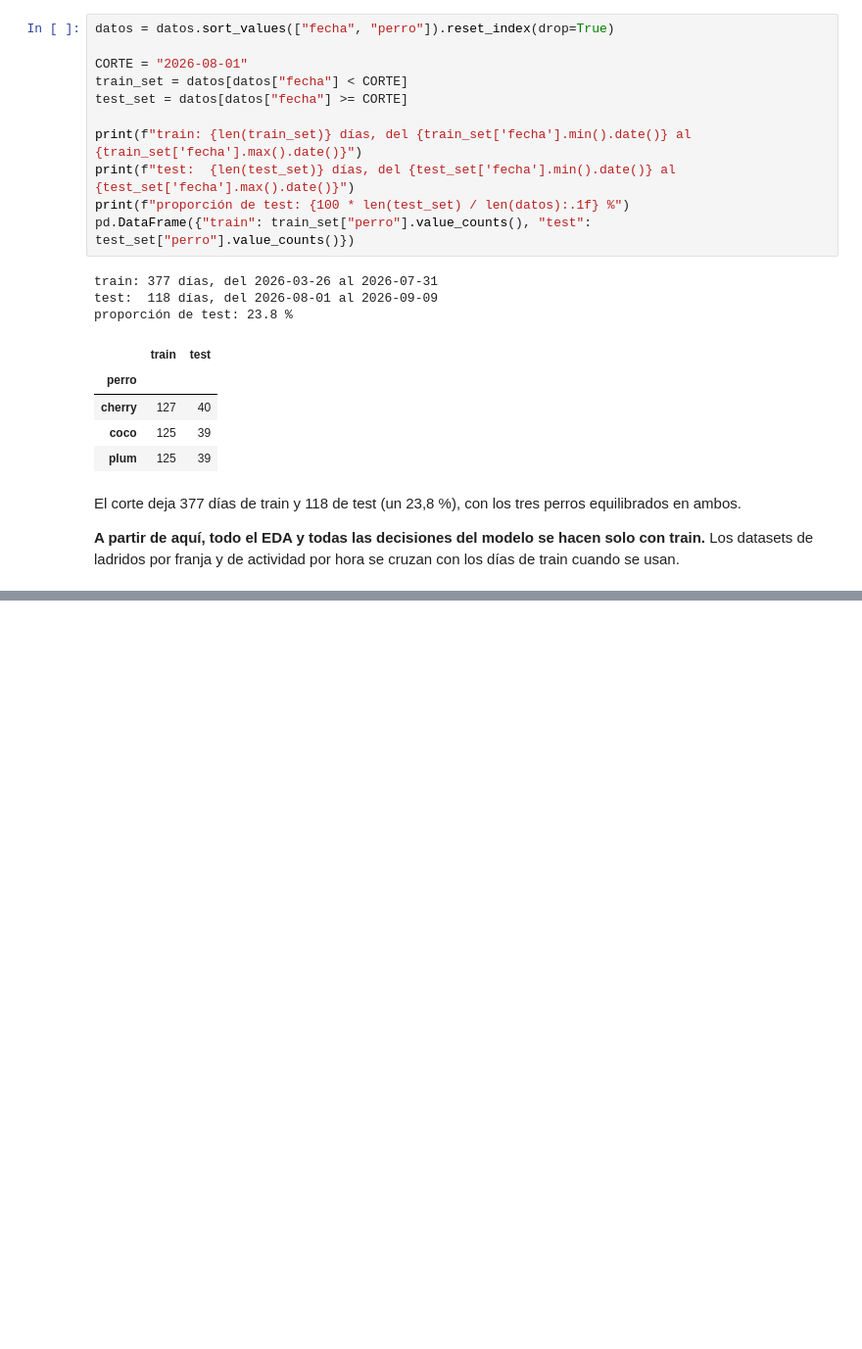
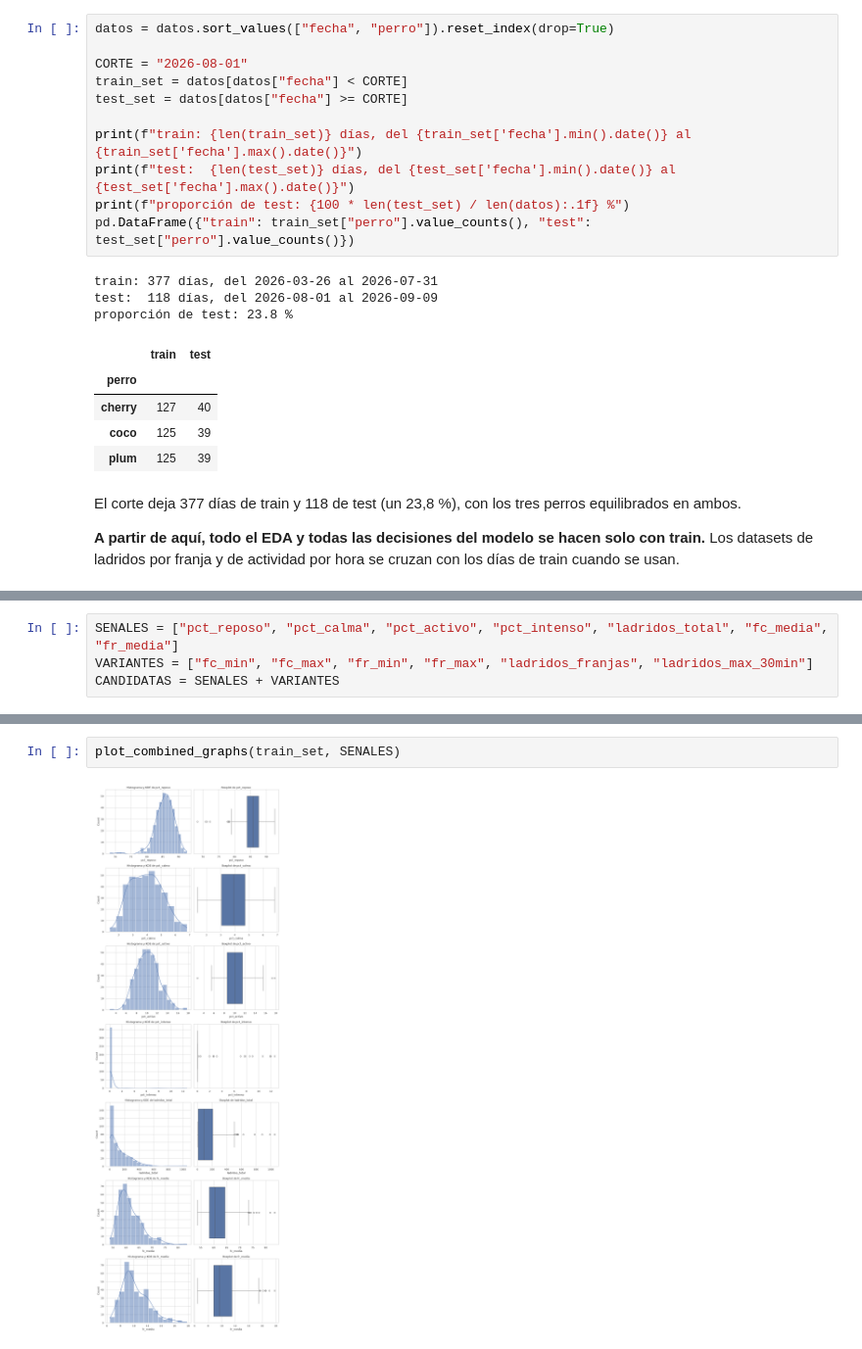
Before and after one commit to claudiavera156/ML_Huella_Conductual, a Jupyter notebook: main.ipynb, the cells around one changed output, grey strips where cells are left out. Shown at 98% size. Cells and saved outputs as stored; diff of their text form; blank space fills up the shorter version.

```diff
--- a/main.ipynb
+++ b/main.ipynb
@@ -321,0 +334,4 @@ El corte deja 377 días de train y 118 de test (un 23,8 %), con los tres perros
+# %%
+SENALES = ["pct_reposo", "pct_calma", "pct_activo", "pct_intenso", "ladridos_total", "fc_media", "fr_media"]
+VARIANTES = ["fc_min", "fc_max", "fr_min", "fr_max", "ladridos_franjas", "ladridos_max_30min"]
+CANDIDATAS = SENALES + VARIANTES
@@ -321,0 +367,4 @@ El corte deja 377 días de train y 118 de test (un 23,8 %), con los tres perros
+# %%
+plot_combined_graphs(train_set, SENALES)
+# %% [output]
+[figure, added]
```
Also changed, not shown: parts of 15 cells of this notebook.
